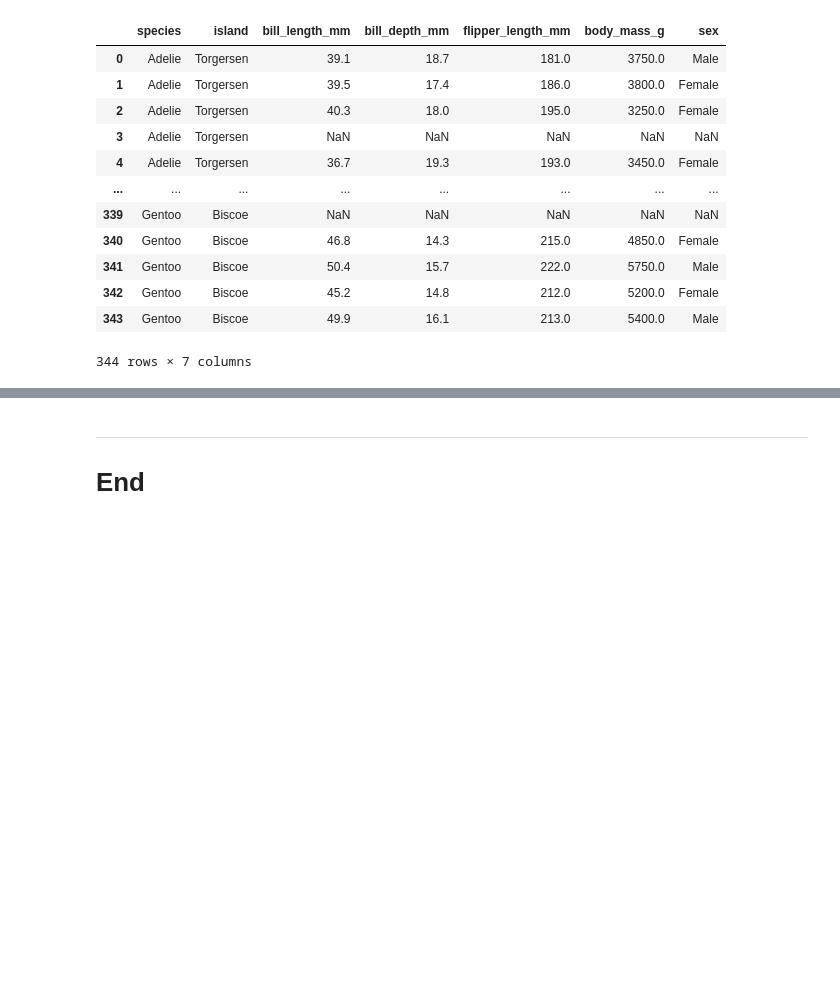
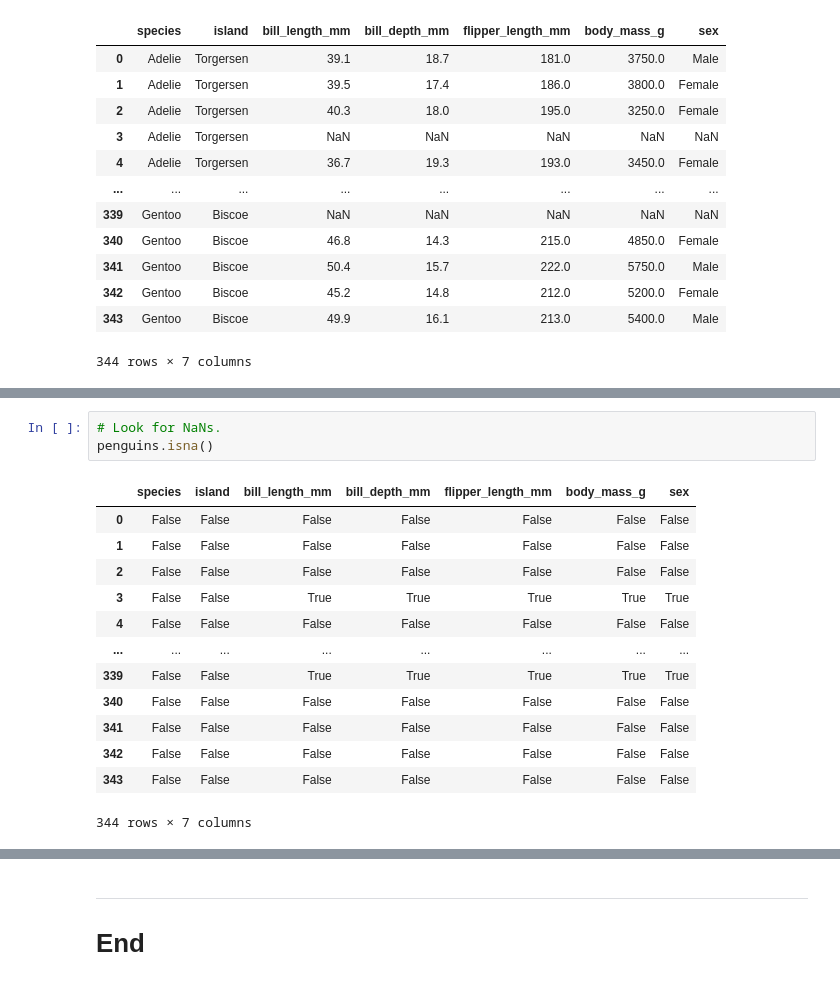
Before and after one commit to SaydsC/PrinciplesofDataAnalytics, a Jupyter notebook: penguins.ipynb, the cells around one changed output, grey strips where cells are left out. Saved outputs shown, nothing was run; the diff lists cells and outputs as text; blank space fills up the shorter version.

```diff
--- a/penguins.ipynb
+++ b/penguins.ipynb
@@ -40,0 +90,17 @@ penguins
+# %%
+# Look for NaNs.
+penguins.isna()
+# %% [output]
+|  | species | island | bill_length_mm | bill_depth_mm | flipper_length_mm | body_mass_g | sex |
+| 0 | False | False | False | False | False | False | False |
+| 1 | False | False | False | False | False | False | False |
+| 2 | False | False | False | False | False | False | False |
+| 3 | False | False | True | True | True | True | True |
+| 4 | False | False | False | False | False | False | False |
+| ... | ... | ... | ... | ... | ... | ... | ... |
+| 339 | False | False | True | True | True | True | True |
+| 340 | False | False | False | False | False | False | False |
+| 341 | False | False | False | False | False | False | False |
+| 342 | False | False | False | False | False | False | False |
+| 343 | False | False | False | False | False | False | False |
+344 rows × 7 columns
```
Also changed, not shown: parts of 13 cells of this notebook.
